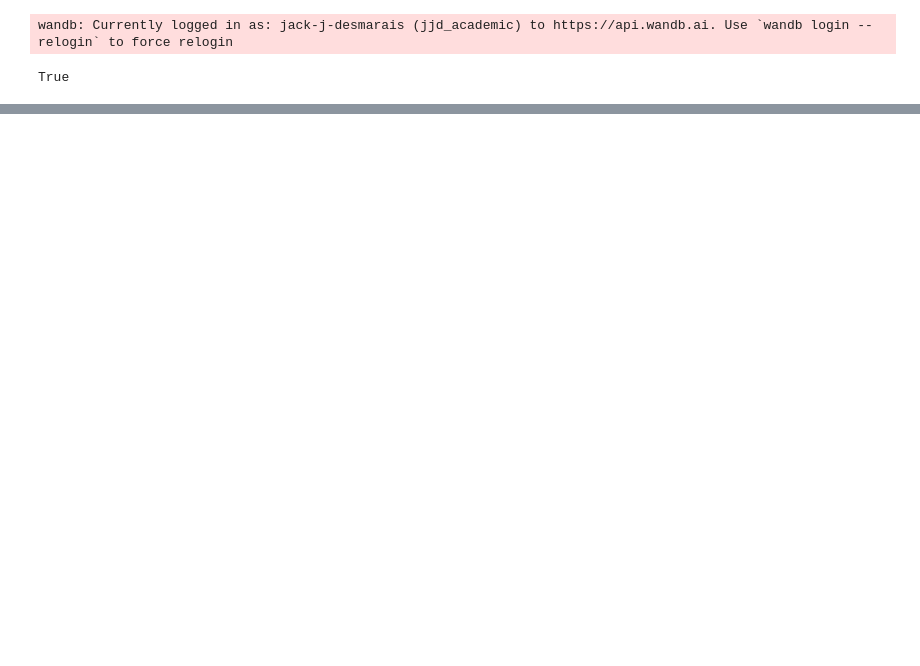
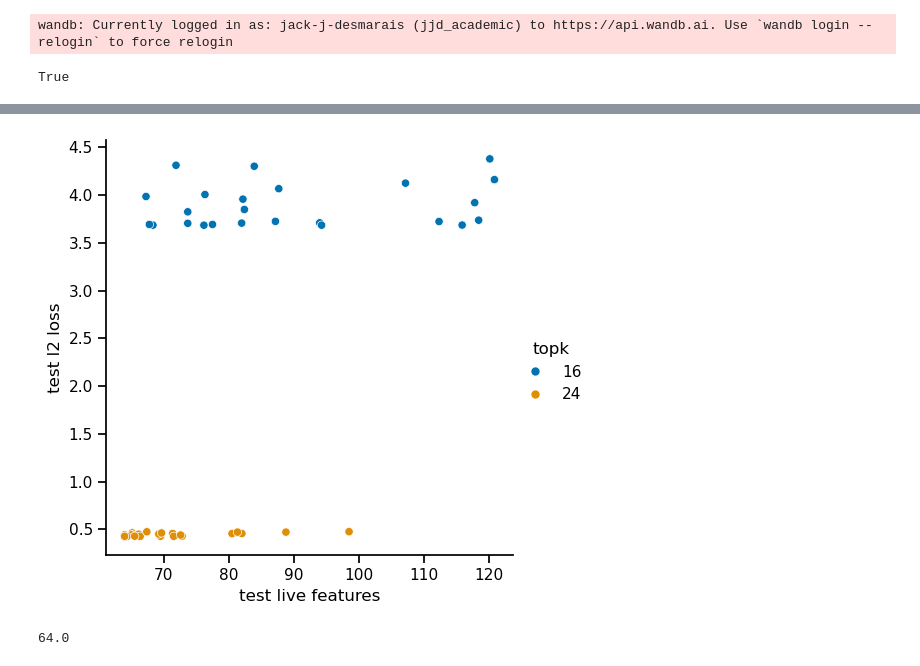
Before and after one commit to jackdesmarais/SAE_Hackathon, a Jupyter notebook: batch_topK_hyperParam_sweep/analysis/in_progress_analysis.ipynb, the cells around one changed output, grey strips where cells are left out. Drawn from its saved outputs; the diff is of its cells as text; code cells hidden in the pictures; blank space fills up the shorter version.

```diff
--- a/batch_topK_hyperParam_sweep/analysis/in_progress_analysis.ipynb
+++ b/batch_topK_hyperParam_sweep/analysis/in_progress_analysis.ipynb
@@ -315,0 +474,20 @@ for col in test_cols:
+# %%
+hue_order = [16, 24]
+palette = ['C0', 'C1']
+
+g = sns.relplot(data=test_plot,
+                x='test live features',
+                y='test l2 loss',
+                # hue='aux penalty',
+                hue='topk',
+                hue_order=hue_order,
+                palette=palette,
+                # col='dict size',
+                #     row='topk aux',
+                    )
+# %% [output]
+[figure, added]
+# %%
+test_plot['test live features'].min()
+# %% [output]
+64.0
```
Also changed, not shown: parts of 15 cells of this notebook.
